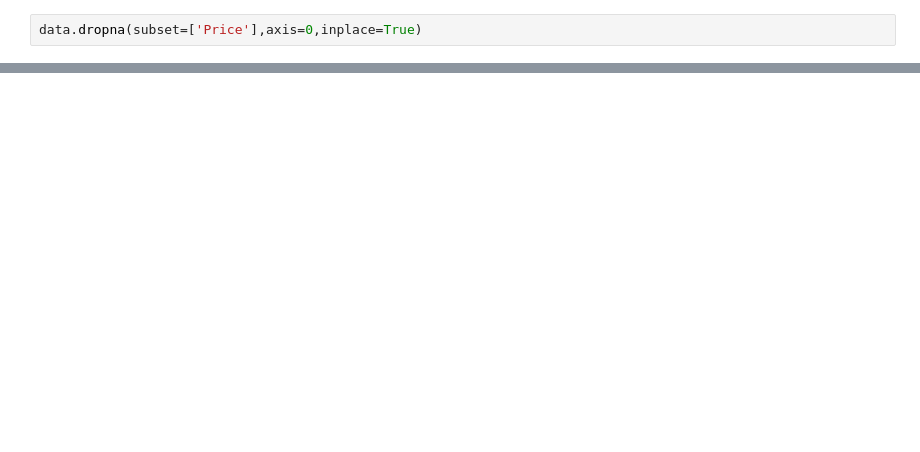
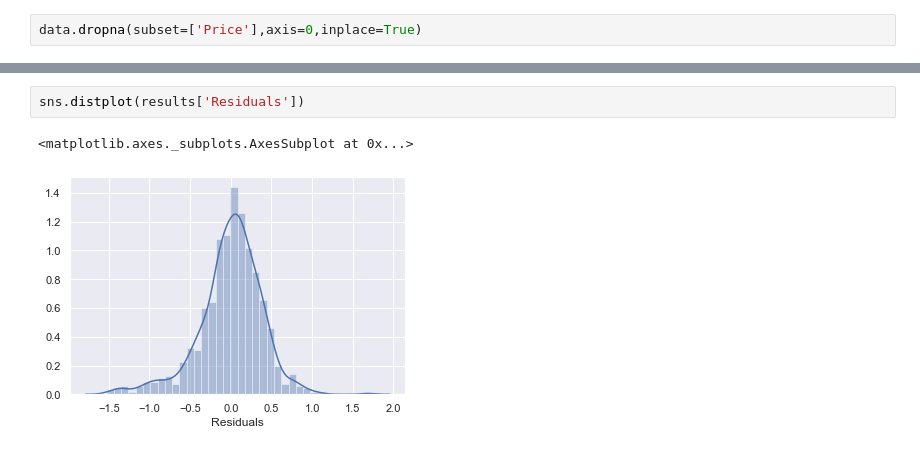
Before and after one commit to fivkat/Car_price_prediction, a Jupyter notebook: Car_price_prediction.ipynb, the cells around one changed output, grey strips where cells are left out. Saved outputs shown, nothing was run; the diff lists cells and outputs as text; blank space fills up the shorter version.

```diff
--- a/Car_price_prediction.ipynb
+++ b/Car_price_prediction.ipynb
@@ -295,0 +487,5 @@ Accuracy: 0.882
+# %%
+sns.distplot(results['Residuals'])
+# %% [output]
+<matplotlib.axes._subplots.AxesSubplot at 0x...>
+[figure, added]
```
Also changed, not shown: parts of 60 cells of this notebook.
